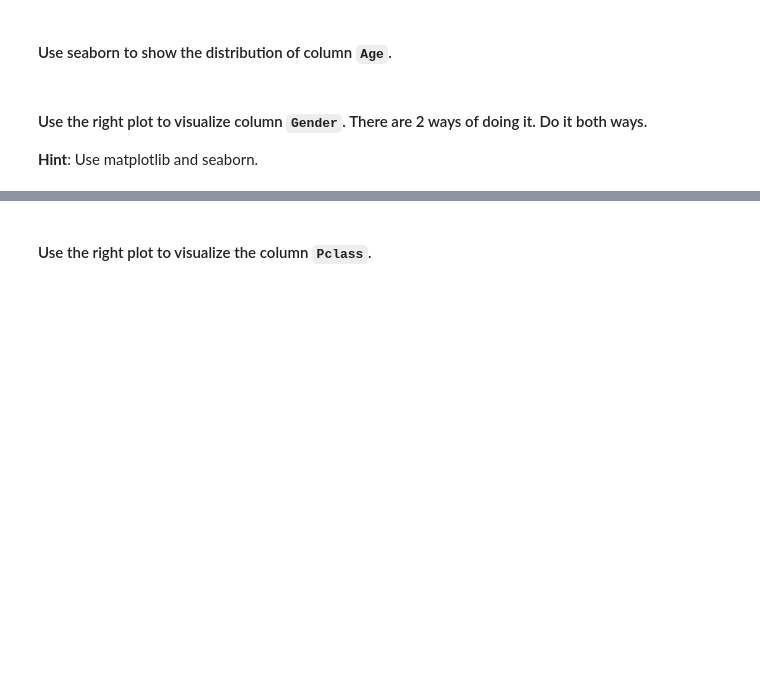
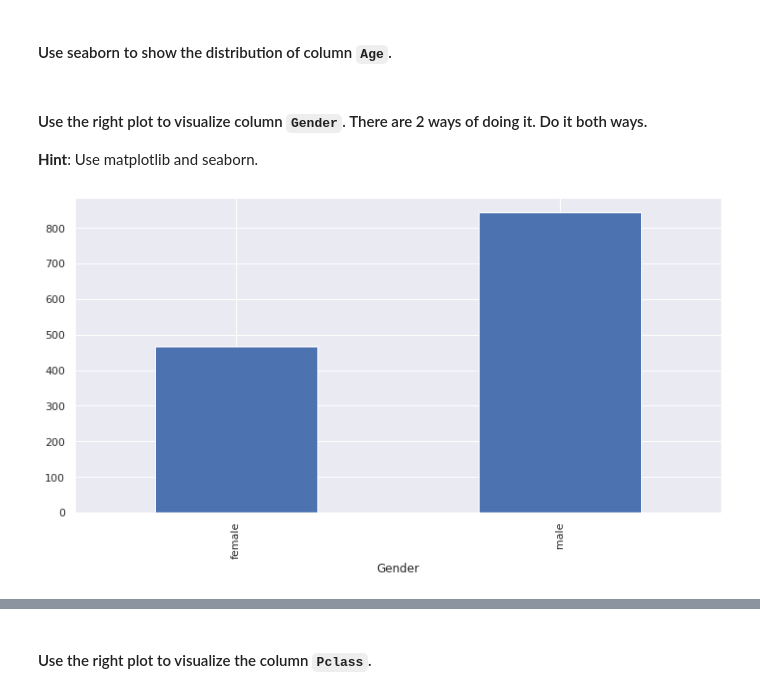
Before and after one commit to Ironhack-Data-Madrid-Enero-2022/lab-matplotlib-seaborn, a Jupyter notebook: your-code/main.ipynb, the cells around one changed output, grey strips where cells are left out. Saved outputs shown, nothing was run; the diff lists cells and outputs as text; code cells hidden in the pictures; blank space fills up the shorter version.

```diff
--- a/your-code/main.ipynb
+++ b/your-code/main.ipynb
@@ -190,0 +195,5 @@ your comments here
+# %%
+# Method 1 - matplotlib
+titanic.groupby(["Gender"])["Gender"].count().plot(kind="bar");
+# %% [output]
+[figure, added]
```
Also changed, not shown: parts of 33 cells of this notebook.
